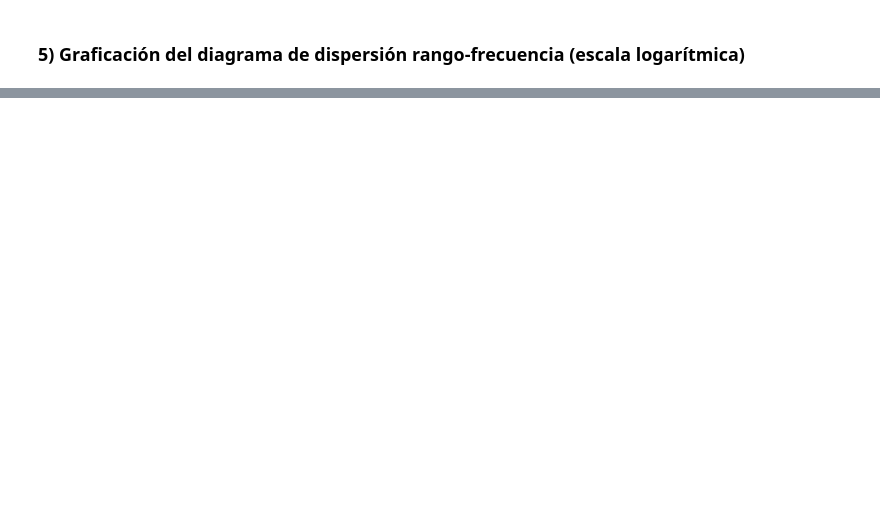
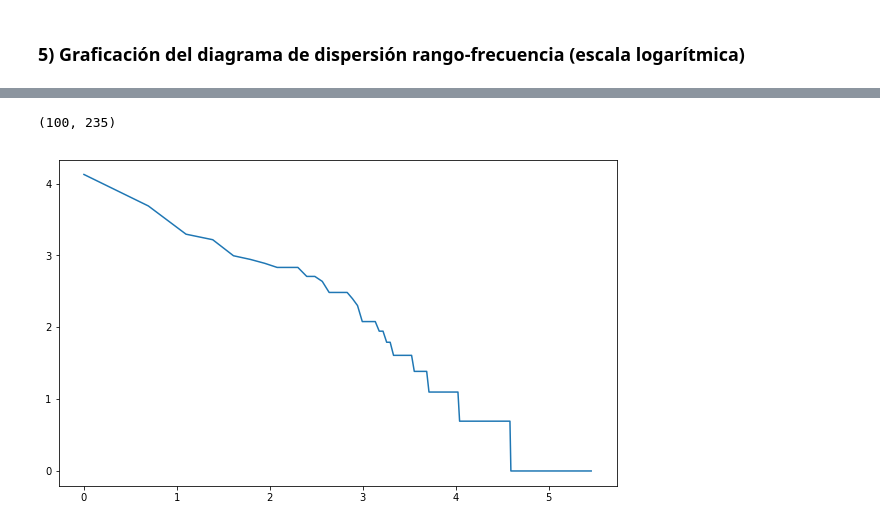
Before and after one commit to sjukdom/natural-language-processing, a Jupyter notebook: tarea-1/practica-1.ipynb, the cells around one changed output, grey strips where cells are left out. Saved outputs shown, nothing was run; the diff lists cells and outputs as text; code cells hidden in the pictures; blank space fills up the shorter version.

```diff
--- a/tarea-1/practica-1.ipynb
+++ b/tarea-1/practica-1.ipynb
@@ -120,3 +123,9 @@ corpus_freqs[file_names[1]]
  'vasc': 2}
 # %% [markdown]
 ### 4) Ordenar por rango estadístico (mayor a menor)
+# %%
+corpus_ordered = {}
+
+for fname in file_names:
+    d = sorted(corpus_freqs[file_names[0]].items(), key=lambda d: d[1], reverse=True)
+    corpus_ordered[fname] = d
@@ -124,0 +176,18 @@ corpus_freqs[file_names[1]]
+# %%
+freqDist = []
+for fname in file_names:
+    dist = np.array([tupl[1] for tupl in corpus_ordered[fname]])
+    freqDist.append(dist)
+# %%
+np.array(freqDist).shape
+# %% [output]
+(100, 235)
+# %%
+v = np.log(np.arange(1, len(freqDist[0])+1))
+y = np.log(freqDist[0])
+# %%
+plt.figure(figsize=(10, 6))
+plt.plot(v, y)
+plt.show()
+# %% [output]
+[figure, added]
```
Also changed, not shown: parts of 4 cells of this notebook.
